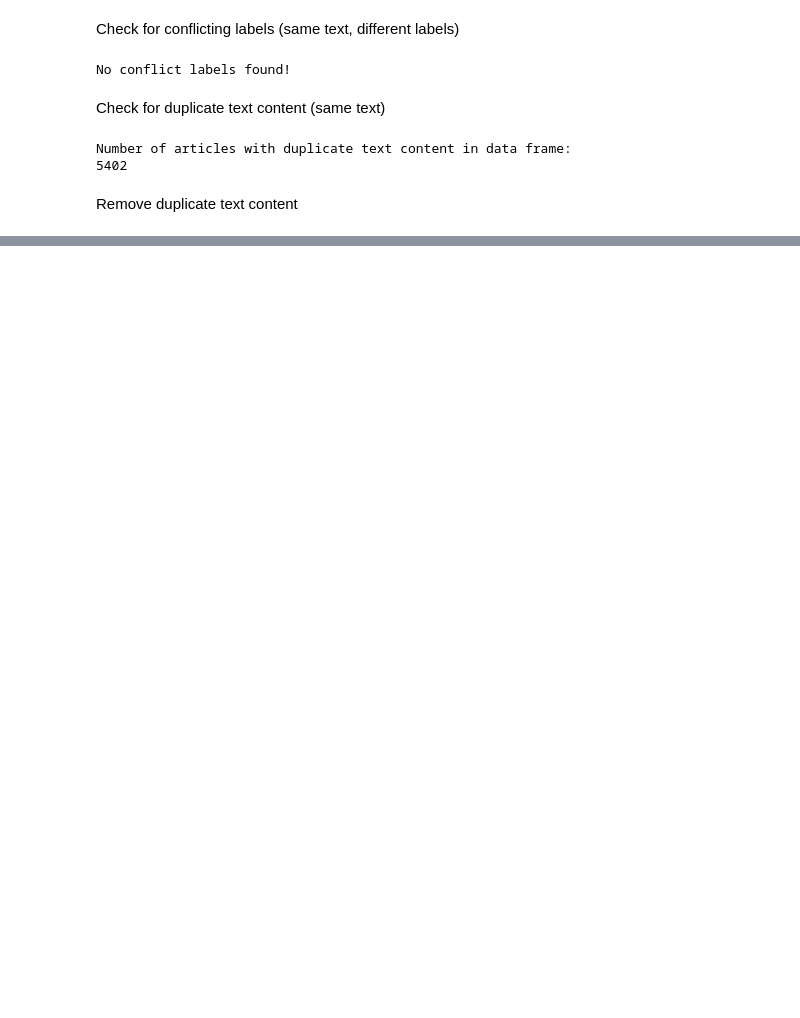
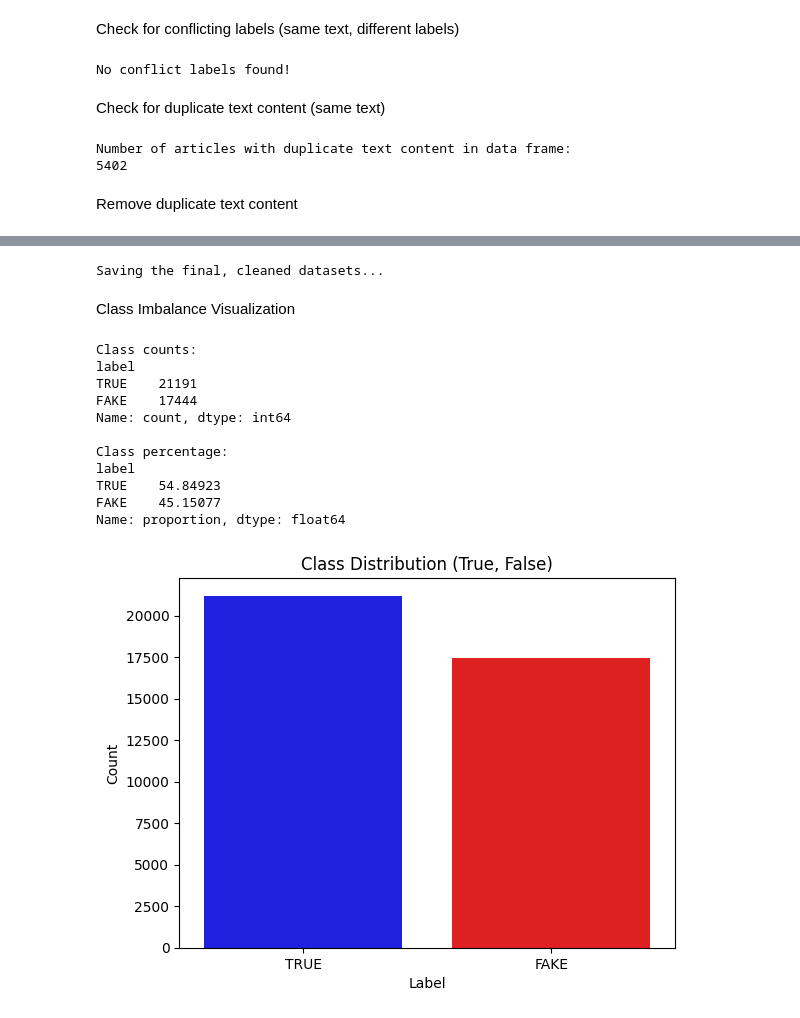
Before and after one commit to Accenture-1a-BTT/accenture-1a-team-project, a Jupyter notebook: FakeNews_Accenture.ipynb, the cells around one changed output, grey strips where cells are left out. Cells and saved outputs as stored; diff of their text form; code cells hidden in the pictures; blank space fills up the shorter version.

```diff
--- a/FakeNews_Accenture.ipynb
+++ b/FakeNews_Accenture.ipynb
@@ -287,0 +358,7 @@ Remove 5402 dulplicate rows
+# %%
+merged_no_duplicates_df['text'] = merged_no_duplicates_df['text'].str.replace('reuters', '', case=False, regex=True)
+merged_no_duplicates_df['text'] = merged_no_duplicates_df['text'].str.replace(r'\(\s*\)', '', regex=True)
+
+merged_no_duplicates_df['contains_reuters'] = merged_no_duplicates_df['text'].str.contains('reuters', case=False, na=False)
+print("Articles with 'Reuters' after removal:")
+print(merged_no_duplicates_df['contains_reuters'].sum())
@@ -287,0 +406,24 @@ Remove 5402 dulplicate rows
+# %%
+
+nlp = spacy.load("en_core_web_md")
+
+def has_dateline_spacy(text: str) -> bool:
+    if pd.isnull(text):
+        return False
+
+    match = re.match(r'^(.{3,100}?)\s*-\s+', text)
+
+    if match:
+        header_candidate = match.group(1).strip()
+        doc = nlp(header_candidate.title())
+        if any(ent.label_ in ["GPE", "LOC", "ORG", "FAC"] for ent in doc.ents):
+            return True
+    return False
+
+merged_no_duplicates_df['has_location_header'] = merged_no_duplicates_df['text'].apply(has_dateline_spacy)
+
+print("\nProportion of articles starting with a location header (Accurate Count):")
+print(merged_no_duplicates_df.groupby('label')['has_location_header'].mean())
+
+print("\nTotal count of articles starting with a location header (Accurate Count):")
+print(merged_no_duplicates_df.groupby('label')['has_location_header'].sum())
@@ -287,0 +624,49 @@ Remove 5402 dulplicate rows
+# %%
+#NOTE: THIS IS THE CLEANED VERSION WITH NO REUTERS TAG AND LOCATION HEADER. PLEASE USE THIS DATA SET FOR REST OF THE ANALYSIS.
+final_columns = [
+    'title',
+    'text_final_cleaned',
+    'subject',
+    'date',
+    'label'
+]
+
+df_true_final = merged_no_duplicates_df[merged_no_duplicates_df['label'] == 'TRUE'][final_columns]
+df_fake_final = merged_no_duplicates_df[merged_no_duplicates_df['label'] == 'FAKE'][final_columns]
+df_true_final = df_true_final.rename(columns={'text_final_cleaned': 'text'})
+df_fake_final = df_fake_final.rename(columns={'text_final_cleaned': 'text'})
+
+# Save the clean to CSV
+print("Saving the final, cleaned datasets...")
+df_true_final.to_csv('final_cleaned_true.csv', index=False)
+df_fake_final.to_csv('final_cleaned_fake.csv', index=False)
+# %% [output]
+Saving the final, cleaned datasets...
+# %% [markdown]
+Class Imbalance Visualization
+# %%
+print("Class counts:")
+print(merged_no_duplicates_df['label'].value_counts())
+
+print("\nClass percentage:")
+print(merged_no_duplicates_df['label'].value_counts(normalize=True) * 100)
+
+sns.countplot(x='label', hue='label', data=merged_no_duplicates_df, legend= False, palette={'TRUE':"blue",'FAKE':"red"})
+plt.title("Class Distribution (True, False)")
+plt.xlabel("Label")
+plt.ylabel("Count")
+plt.show()
+#Xio: Even after removal of duplicates there is no major class imbalance in the data set that has to be fixed
+# %% [output]
+Class counts:
+label
+TRUE    21191
+FAKE    17444
+Name: count, dtype: int64
+
+Class percentage:
+label
+TRUE    54.84923
+FAKE    45.15077
+Name: proportion, dtype: float64
+[figure, added]
```
Also changed, not shown: parts of 76 cells of this notebook.
